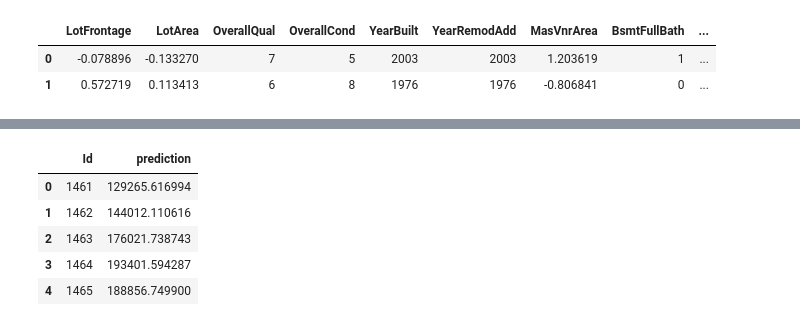
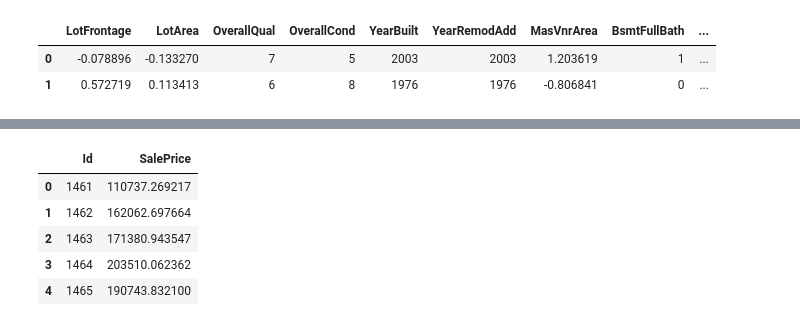
Before and after one commit to mdismailquraishicse/house_price_prediction_kaggle, a Jupyter notebook: house_price_prediction.ipynb, the cells around one changed output, grey strips where cells are left out. Saved outputs shown, nothing was run; the diff lists cells and outputs as text; code cells hidden in the pictures.

```diff
--- a/house_price_prediction.ipynb
+++ b/house_price_prediction.ipynb
@@ -440,12 +448,33 @@ class HousePriceFeatureEngineering(Eda):
        'total_porch_sf', 'flr_ratio', 'finish_bsmt_ratio']
         return df
 
+    def __handle_outlier(self, df):
+        q1= df["SalePrice"].quantile(.25)
+        q3= df["SalePrice"].quantile(.75)
+        iqr= q3-q1
+        lower= q1- (1.5*iqr)
+        upper= q3 + (1.5*iqr)
+        print("q1:", q1)
+        print("q3:", q3)
+        print("iqr:", iqr)
+        print("lower:", lower)
+        print("upper:", upper)
+        def cap(sp):
+            if sp< lower:
+                return lower
+            elif sp > upper:
+                return upper
+            else:
+                return sp
+        df["SalePrice"]= df["SalePrice"].apply(cap)
+        return df
+
     def __data_transformation(self, df:pd.DataFrame):
-        if "SalePrice" in df.columns:
-            features= ["LotFrontage", "LotArea", "MasVnrArea", "GarageArea", "WoodDeckSF", "total_porch_sf", "SalePrice"]
-        else:
-            features= ["LotFrontage", "LotArea", "MasVnrArea", "GarageArea", "WoodDeckSF", "total_porch_sf"]
-        df[features]= np.log1p(df[features])
+        # if "SalePrice" in df.columns:
+        #     features= ["LotFrontage", "LotArea", "MasVnrArea", "GarageArea", "WoodDeckSF", "total_porch_sf"]
+        # else:
+        features= ["LotFrontage", "LotArea", "MasVnrArea", "GarageArea", "WoodDeckSF", "total_porch_sf"]
+        df[features]= np.log10(df[features]+1)
         return df
 
     def __encode_categorical_features(self, df: pd.DataFrame, encoder=None, fit= True):
@@ -503,6 +532,8 @@ class HousePriceFeatureEngineering(Eda):
     def data_preprocessing(self, df:pd.DataFrame, encoder=None, scaler_x=None, scaler_y=None, fit=True):
         df= self._handle_null(df)
         df= self.__handle_peak_at_zero(df)
+        # if fit:
+        #     df= self.__handle_outlier(df)
         df= self.__data_transformation(df)
         df, encoder= self.__encode_categorical_features(df=df, encoder=encoder, fit=fit)
         df, scaler_x, scaler_y= self.__scaling(df=df, scaler_x=scaler_x, scaler_y=scaler_y, fit=fit)
@@ -510,8 +541,6 @@ class HousePriceFeatureEngineering(Eda):
 
     def prediction_post_process(self, y, scaler_y):
         y= scaler_y.inverse_transform(y)
-        y= np.expm1(y)
-        print("inverse transformation applied.")
         return y.ravel()
 # %%
 houseprice_feature_eng= HousePriceFeatureEngineering()
@@ -551,0 +576,5 @@ LinearRegression()
+# %%
+lr = Ridge(alpha=100)  # try 0.1, 1, 10
+lr.fit(X, y)
+print(lr.score(X_train, y_train), lr.score(X_test, y_test))
+# print(lr.score(X_train, y_train))
@@ -581,13 +618,13 @@ inverse transformation applied.
 # %%
-test["prediction"]= pred
+test["SalePrice"]= pred
 # %%
 test.head()
-submission= test[["Id", "prediction"]]
+submission= test[["Id", "SalePrice"]]
 submission.head()
 # %% [output]
-|  | Id | prediction |
-| 0 | 1461 | 129265.616994 |
-| 1 | 1462 | 144012.110616 |
-| 2 | 1463 | 176021.738743 |
-| 3 | 1464 | 193401.594287 |
-| 4 | 1465 | 188856.749900 |
+|  | Id | SalePrice |
+| 0 | 1461 | 110737.269217 |
+| 1 | 1462 | 162062.697664 |
+| 2 | 1463 | 171380.943547 |
+| 3 | 1464 | 203510.062362 |
+| 4 | 1465 | 190743.832100 |
```
Also changed, not shown: parts of 21 cells of this notebook.
